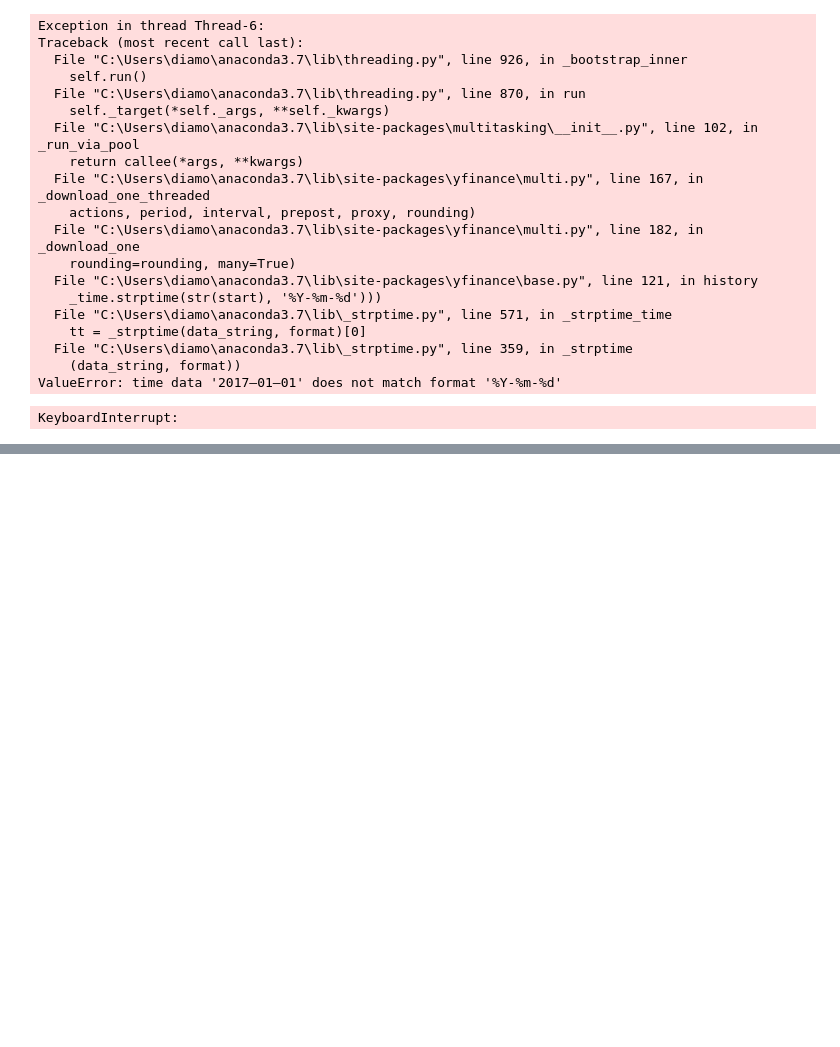
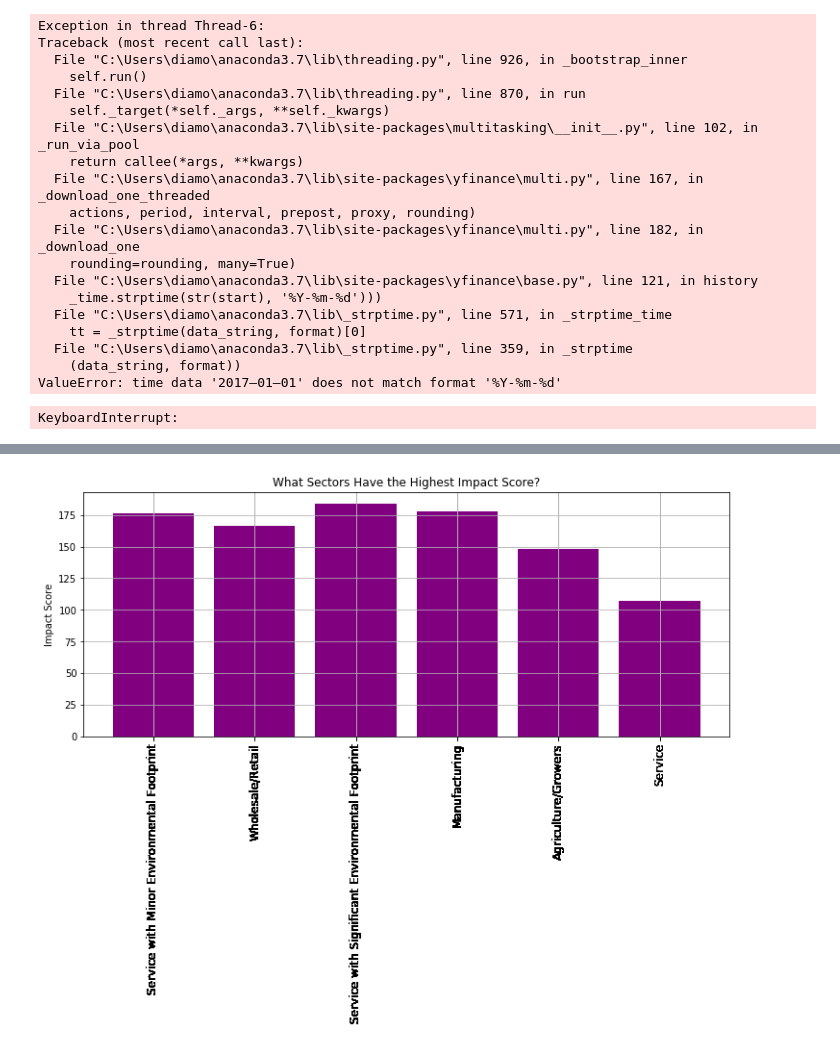
Before and after one commit to faithlierheimer/BCorpsAnalysis, a Jupyter notebook: Scratch Work--BCorps.ipynb, the cells around one changed output, grey strips where cells are left out. Cells and saved outputs as stored; diff of their text form; code cells hidden in the pictures; blank space fills up the shorter version.

```diff
--- a/Scratch Work--BCorps.ipynb
+++ b/Scratch Work--BCorps.ipynb
@@ -452,0 +525,9 @@ sio.wait()
+# %%
+bcorp_US_industry = bcorp_US_cleaned.drop(['impact_area_community', 'impact_area_customers', 'ia_workers_it_human_rights_labor_policy',
+
+                                  'ia_workers_it_job_flexibility_corporate_culture', 'ia_workers_it_management_worker_communication', 'ia_workers_it_occupational_health_safety', 'ia_workers_it_training_education', 'ia_workers_it_worker_benefits', 'ia_workers_it_worker_owned',
+                                 'ia_workers_it_worker_ownership', 'ia_workers_it_workforce_development','impact_area_community','ia_workers_it_human_rights_labor_policy','ia_workers_it_compensation_wages','ia_workers_it_benefits','ia_governance_it_transparency','ia_governance_it_mission_locked','ia_governance_it_mission_engagement'
+                                          ,'impact_area_environment'], axis = 1)
+# %%
+bcorp_US_industry = bcorp_US_industry.filter(['company_name','date_first_certified','date_certified','industry','industry_category','industry_category','sector','assessment_year','overall_score'])
+bcorp_US_industry.head()
@@ -452,0 +586,28 @@ sio.wait()
+# %%
+# what sectors have the highest impact score
+# industry = bcorp_US_industry.groupby('industry')
+# industry.count()
+x=bcorp_US_industry.sector
+y=bcorp_US_industry.overall_score
+plt.figure(figsize=(10,8))
+graph = plt.bar(x,y, color='purple')
+plt.xticks(bcorp_US_industry.sector, rotation=90, fontsize=12)
+plt.title("What Sectors Have the Highest Impact Score?")
+# plt.xlabel()
+plt.ylabel("Impact Score")
+plt.grid()
+
+# def autolabel(graph):
+
+#     for value in graph:
+#         height = value.get_height()
+#         plt.text(value.get_x() + value.get_width()/2., 1.05*height,
+#                 '%f' % float(height),
+#         ha='center', va='bottom')
+# autolabel(graph)
+
+plt.plot()
+plt.tight_layout(pad=.4, w_pad=.5,h_pad=1.0)
+# plt.savefig('sector_impact_score')
+# %% [output]
+[figure, added]
```
Also changed, not shown: parts of 17 cells of this notebook, 3 other files.
